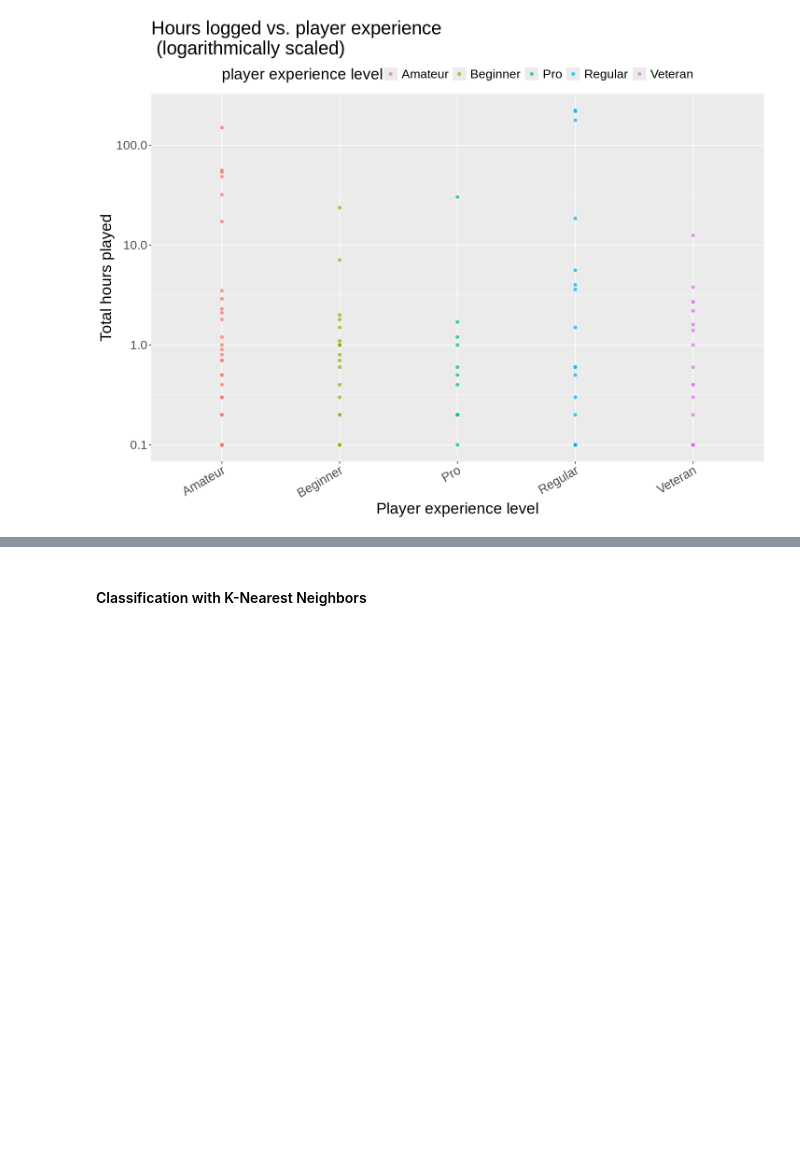
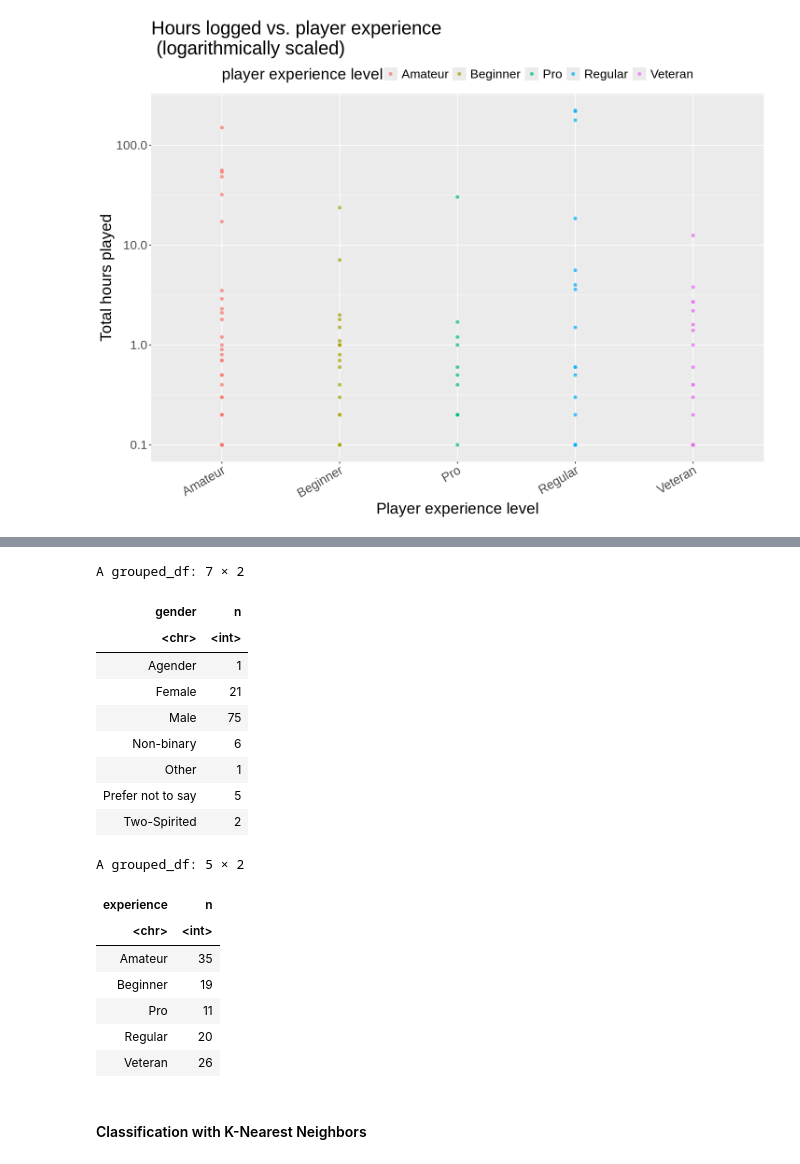
Before and after one commit to LoriTomkowicz/DSCI100_Group_Project_files, a Jupyter notebook: DSCI_group_project.ipynb, the cells around one changed output, grey strips where cells are left out. Drawn from its saved outputs; the diff is of its cells as text; code cells hidden in the pictures; blank space fills up the shorter version.

```diff
--- a/DSCI_group_project.ipynb
+++ b/DSCI_group_project.ipynb
@@ -234,3 +322,36 @@ hours_experience_plot
+# %%
+gender_number_players <- player_demographics2 |>
+filter(participation == "willing") |>
+select(gender, experience) |>
+group_by(gender) |>
+count()
+gender_number_players
+
+experience_number_players <- player_demographics2 |>
+filter(participation == "willing") |>
+select(gender, experience) |>
+group_by(experience) |>
+count()
+experience_number_players
+# %% [output]
+A grouped_df: 7 × 2
+| gender | n |
+| <chr> | <int> |
+| Agender | 1 |
+| Female | 21 |
+| Male | 75 |
+| Non-binary | 6 |
+| Other | 1 |
+| Prefer not to say | 5 |
+| Two-Spirited | 2 |
+A grouped_df: 5 × 2
+| experience | n |
+| <chr> | <int> |
+| Amateur | 35 |
+| Beginner | 19 |
+| Pro | 11 |
+| Regular | 20 |
+| Veteran | 26 |
 # %% [markdown]
 #### Classification with K-Nearest Neighbors
 # %% [markdown]
```
Also changed, not shown: parts of 7 cells of this notebook.
